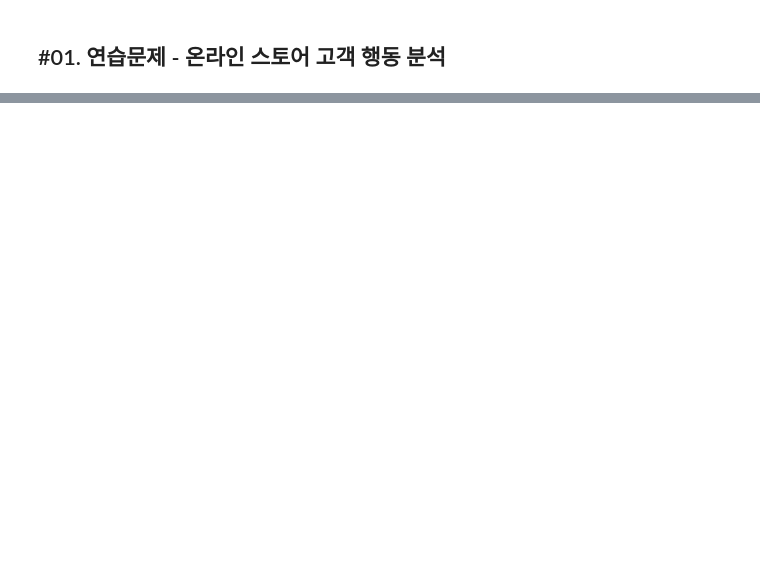
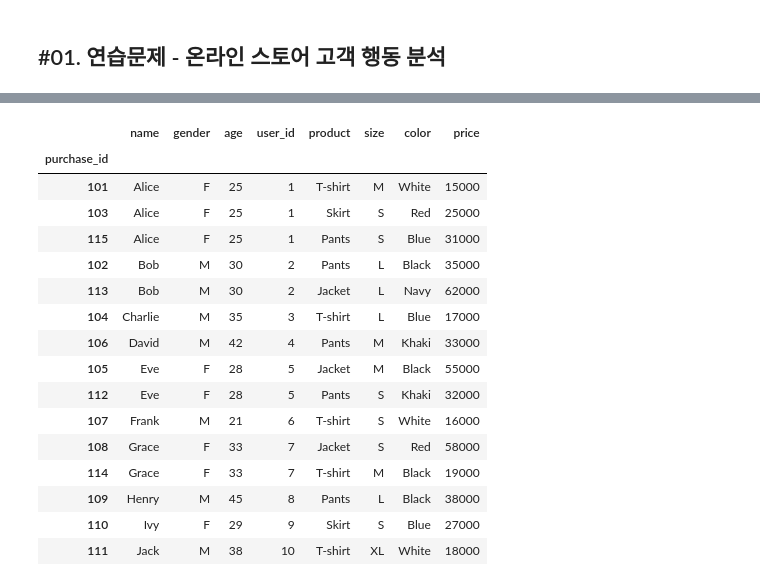
Before and after one commit to choi-yeonju/Python-Basics, a Jupyter notebook: [LAB-04] 데이터 다루기/[LAB-04] 데이터 다루기ㅣ10-더미변수(실습코드) yeonju.ipynb, the cells around one changed output, grey strips where cells are left out. Saved outputs shown, nothing was run; the diff lists cells and outputs as text; code cells hidden in the pictures; blank space fills up the shorter version.

```diff
--- a/[LAB-04] 데이터 다루기/[LAB-04] 데이터 다루기ㅣ10-더미변수(실습코드) yeonju.ipynb
+++ b/[LAB-04] 데이터 다루기/[LAB-04] 데이터 다루기ㅣ10-더미변수(실습코드) yeonju.ipynb
@@ -363,4 +382,4 @@ purchases_df
 # %%
-병합_df = concat(customers_df, purchases_df)
-병합_df
+merged_df = merge(customers_df, purchases_df, left_index=True, right_on='user_id')
+merged_df.head()
 # %% [output]
@@ -367,0 +395,4 @@ NameError: name 'concat' is not defined
+# %%
+imr = SimpleImputer(missing_values=np.nan, strategy='most_frequent')
+imr_value = imr.fit_transform(merged_df[['size']])
+imr_value
@@ -367,0 +415,3 @@ NameError: name 'concat' is not defined
+# %%
+imr_df = DataFrame(imr_value, index=merged_df.index, columns=['size'])
+imr_df
@@ -367,0 +436,22 @@ NameError: name 'concat' is not defined
+# %%
+merged_copy_df = merged_df.copy()
+merged_copy_df['size'] = imr_df['size']
+merged_copy_df
+# %% [output]
+|  | name | gender | age | user_id | product | size | color | price |
+| purchase_id |  |  |  |  |  |  |  |  |
+| 101 | Alice | F | 25 | 1 | T-shirt | M | White | 15000 |
+| 103 | Alice | F | 25 | 1 | Skirt | S | Red | 25000 |
+| 115 | Alice | F | 25 | 1 | Pants | S | Blue | 31000 |
+| 102 | Bob | M | 30 | 2 | Pants | L | Black | 35000 |
+| 113 | Bob | M | 30 | 2 | Jacket | L | Navy | 62000 |
+| 104 | Charlie | M | 35 | 3 | T-shirt | L | Blue | 17000 |
+| 106 | David | M | 42 | 4 | Pants | M | Khaki | 33000 |
+| 105 | Eve | F | 28 | 5 | Jacket | M | Black | 55000 |
+| 112 | Eve | F | 28 | 5 | Pants | S | Khaki | 32000 |
+| 107 | Frank | M | 21 | 6 | T-shirt | S | White | 16000 |
+| 108 | Grace | F | 33 | 7 | Jacket | S | Red | 58000 |
+| 114 | Grace | F | 33 | 7 | T-shirt | M | Black | 19000 |
+| 109 | Henry | M | 45 | 8 | Pants | L | Black | 38000 |
+| 110 | Ivy | F | 29 | 9 | Skirt | S | Blue | 27000 |
+| 111 | Jack | M | 38 | 10 | T-shirt | XL | White | 18000 |
```
Also changed, not shown: parts of 21 cells of this notebook, 4 other files.
